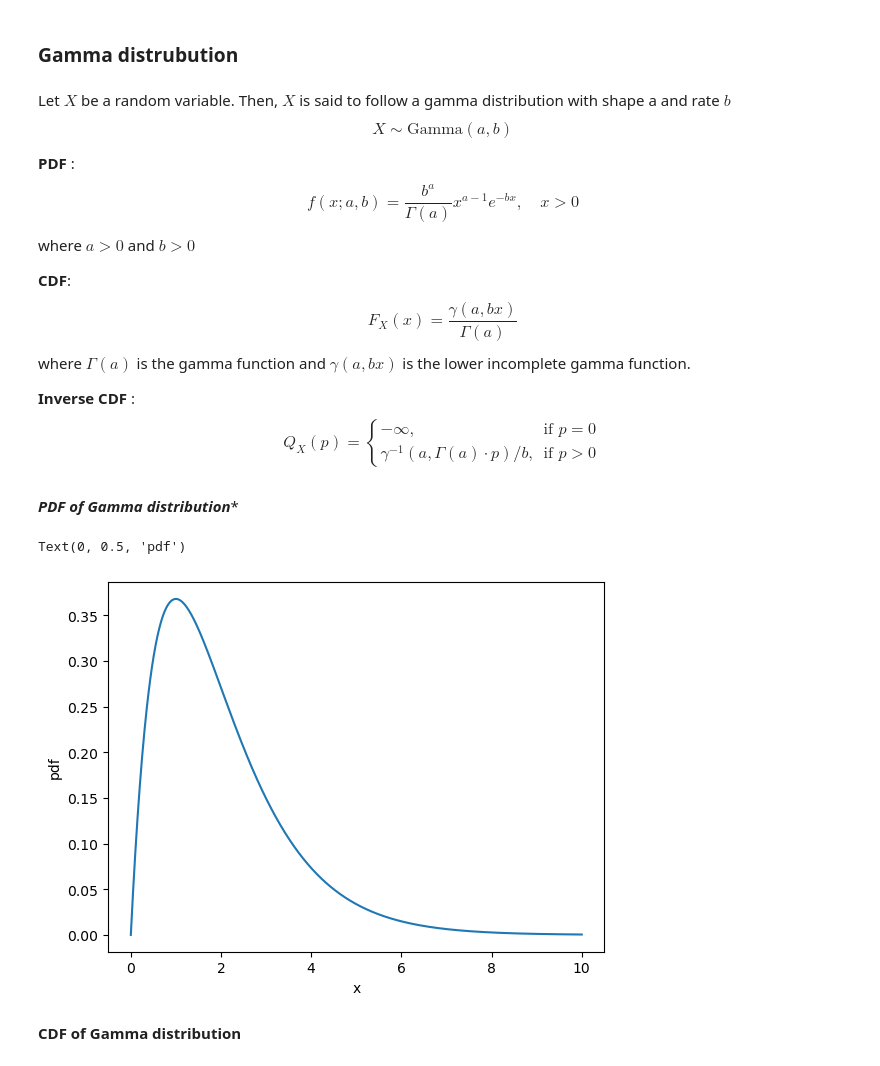
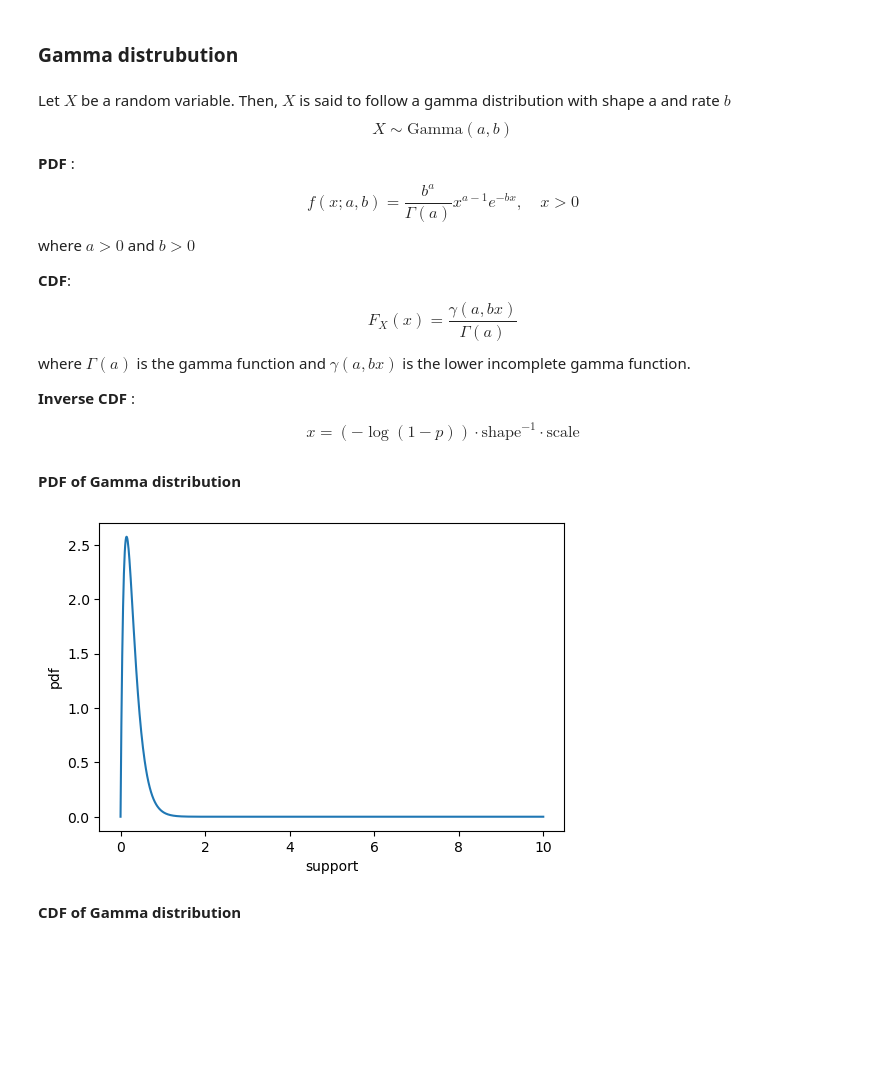
Before and after one commit to rishabh-mondal/blog, a Jupyter notebook: Sampling_distributions.ipynb, the cells around one changed output. Cells and saved outputs as stored; diff of their text form; code cells hidden in the pictures; blank space fills up the shorter version.

```diff
--- a/Sampling_distributions.ipynb
+++ b/Sampling_distributions.ipynb
@@ -236,14 +249,13 @@ $$
 ****Inverse CDF****: $$Q_X(p) = \sqrt{2\sigma} \cdot \text{erf}^{-1}(2p - 1) + \mu$$
 # %%
 from torch.distributions import Normal
-mean = torch.tensor([0.0])
-stddev = torch.tensor([1.0])
-normal_dist = dist.Normal(mean, stddev)
 a = -5
 b = 5
 x = torch.linspace(a,b,1000)
-pdf = torch.exp(normal_dist.log_prob(x))
-plt.plot(x, pdf)
-plt.ylabel("probability density")
-plt.xlabel("x")
+def pdf_fn(x):
+    mean = torch.tensor([0.0])
+    stddev = torch.tensor([1.0])
+    normal_dist = dist.Normal(mean, stddev)
+    return torch.exp(normal_dist.log_prob(x))
+plt.plot(x, pdf_fn(x))
 # %% [output]
@@ -295,12 +309,11 @@ where ${B(a, b)}$ is the beta function and $B(x; \alpha, \beta)$ is the incomple
 # %% [markdown]
 ****PDF of beta distribution**** :
 # %%
-alpha = 2
-beta = 7
-beta_dist = torch.distributions.Beta(alpha, beta)
-x = torch.linspace(a,b,1000)
-pdf = beta_dist.log_prob(torch.tensor(x)).exp()
-plt.plot(x, pdf)
-plt.xlabel("x")
-plt.ylabel("pdf")
+x = torch.linspace(0,1,1000)
+def pdf_fn(x):
+    alpha = 2
+    beta = 7
+    beta_dist = torch.distributions.Beta(alpha, beta)
+    return beta_dist.log_prob(torch.tensor(x)).exp()
+pdf_plot(x,pdf_fn(x))
 # %% [output]
@@ -346,25 +373,20 @@ $$F_X(x) = \frac{\gamma(a, bx)}{\Gamma(a)}$$
 where $\Gamma(a)$ is the gamma function and $\gamma(a, bx)$ is the lower incomplete gamma function.
 
 ****Inverse CDF**** :
-$$Q_X(p) = \begin{cases}
--\infty, & \text{if } p = 0 \\
-\gamma^{-1}(a, \Gamma(a) \cdot p) / b, & \text{if } p > 0
-\end{cases}
-$$
+
+$$x = (-\log(1-p)) \cdot \text{shape}^{-1} \cdot \text{scale}$$
 # %% [markdown]
-***PDF of Gamma distribution****
+****PDF of Gamma distribution****
 # %%
-alpha = 2.0
-beta = 1.0
-gamma_dist = torch.distributions.Gamma(alpha, beta)
 x = torch.linspace(0,10,1000)
-pdf = gamma_dist.log_prob(x).exp()
-plt.plot(x,pdf)
-plt.xlabel("x")
-plt.ylabel("pdf")
+def pdf_fn(x):
+    alpha = 2.0
+    beta = 7.0
+    gamma_dist = torch.distributions.Gamma(alpha, beta)
+    return gamma_dist.log_prob(x).exp()
+pdf_plot(x,pdf_fn(x))
 # %% [output]
-Text(0, 0.5, 'pdf')
-[figure, old version]
+[figure, new version]
 # %% [markdown]
 ****CDF of Gamma distribution****
 # %%
```
Also changed, not shown: parts of 39 cells of this notebook.
